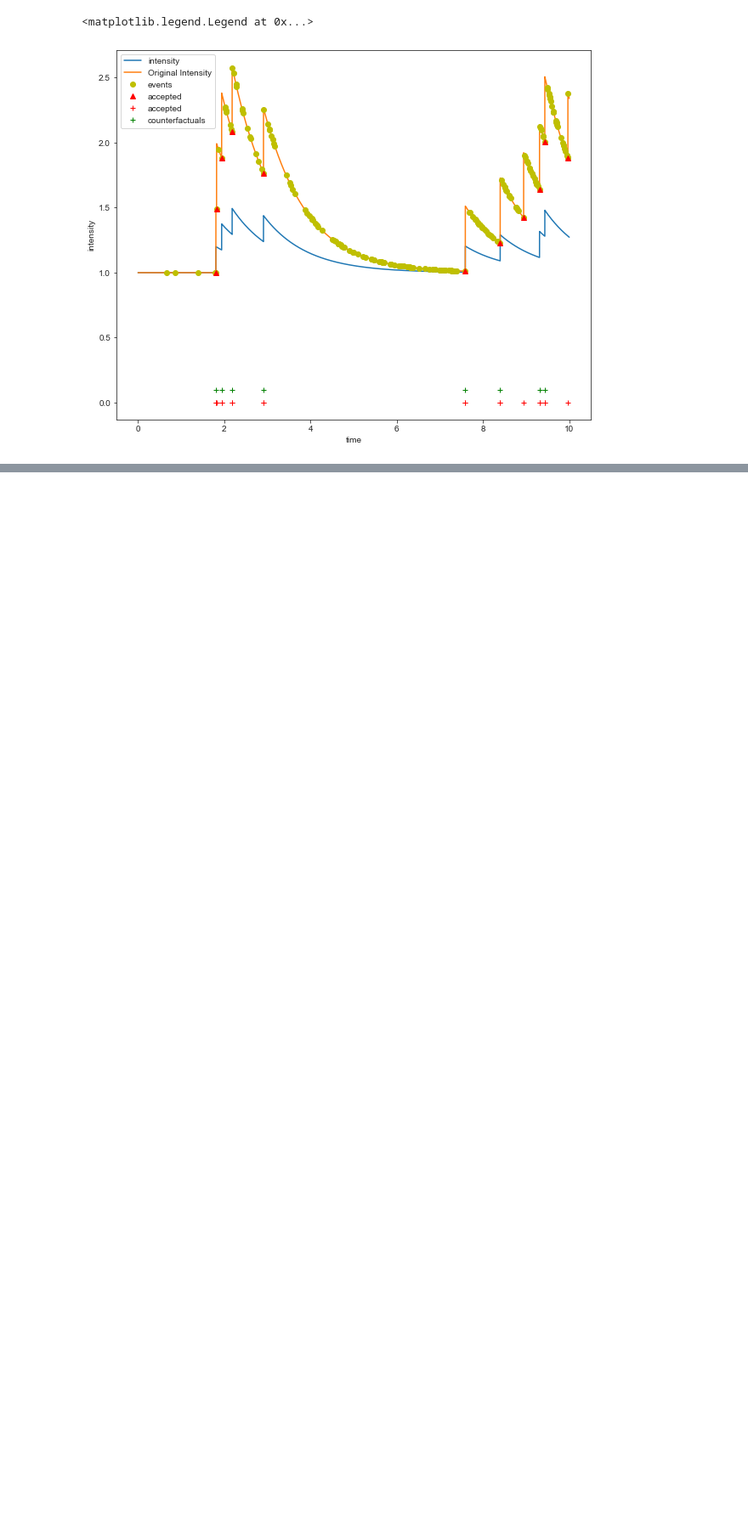
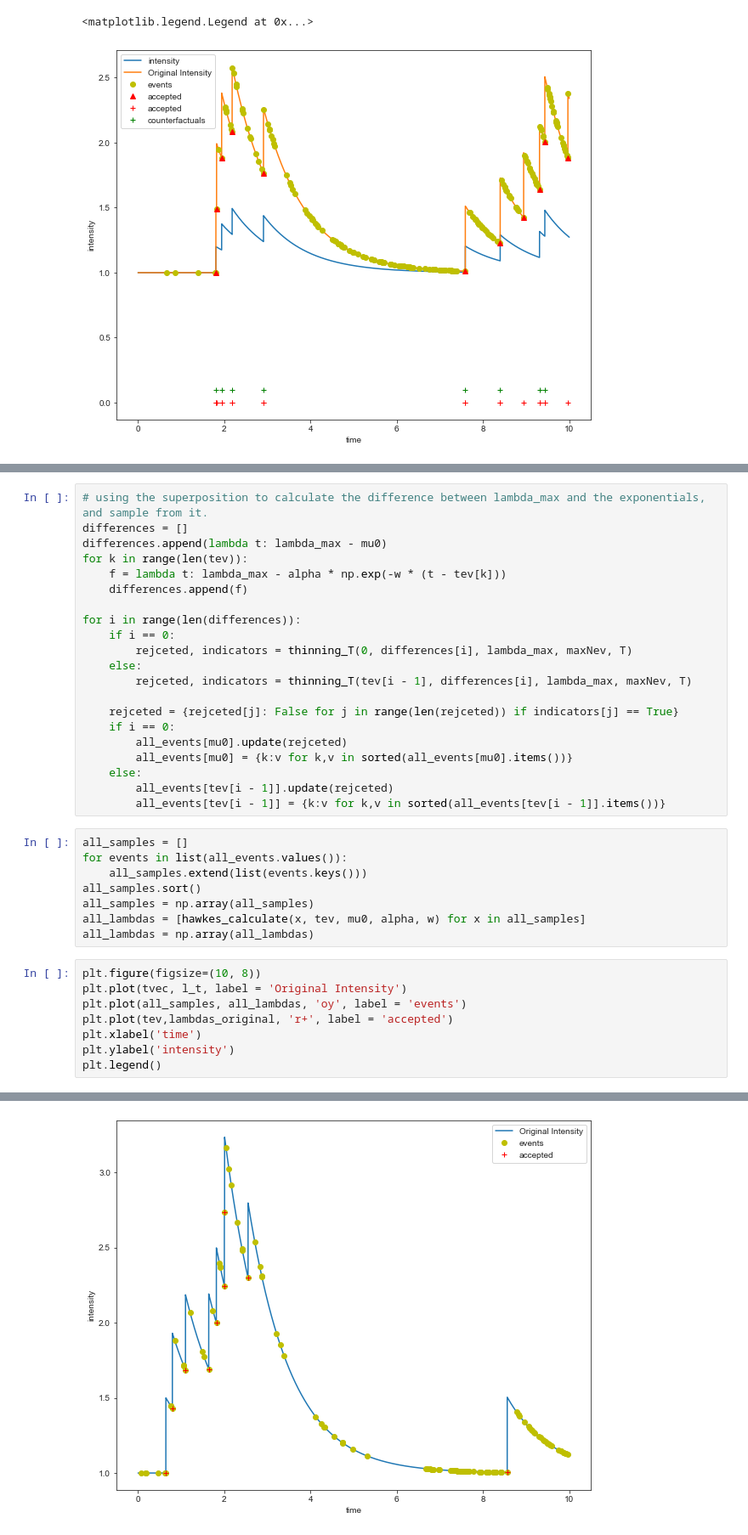
Before and after one commit to Networks-Learning/counterfactual-tpp, a Jupyter notebook: src/hawkes/hawkes.ipynb, the cells around one changed output, grey strips where cells are left out. Shown: that part at 85% size. Cells and saved outputs as stored; diff of their text form; blank space fills up the shorter version.

```diff
--- a/src/hawkes/hawkes.ipynb
+++ b/src/hawkes/hawkes.ipynb
@@ -110,0 +151,38 @@ plt.legend()
+# %%
+# using the superposition to calculate the difference between lambda_max and the exponentials, and sample from it.
+differences = []
+differences.append(lambda t: lambda_max - mu0)
+for k in range(len(tev)):
+    f = lambda t: lambda_max - alpha * np.exp(-w * (t - tev[k]))
+    differences.append(f)
+
+for i in range(len(differences)):
+    if i == 0:
+        rejceted, indicators = thinning_T(0, differences[i], lambda_max, maxNev, T)
+    else:
+        rejceted, indicators = thinning_T(tev[i - 1], differences[i], lambda_max, maxNev, T)
+
+    rejceted = {rejceted[j]: False for j in range(len(rejceted)) if indicators[j] == True}
+    if i == 0:
+        all_events[mu0].update(rejceted)
+        all_events[mu0] = {k:v for k,v in sorted(all_events[mu0].items())}
+    else:
+        all_events[tev[i - 1]].update(rejceted)
+        all_events[tev[i - 1]] = {k:v for k,v in sorted(all_events[tev[i - 1]].items())}
+# %%
+all_samples = []
+for events in list(all_events.values()):
+    all_samples.extend(list(events.keys()))
+all_samples.sort()
+all_samples = np.array(all_samples)
+all_lambdas = [hawkes_calculate(x, tev, mu0, alpha, w) for x in all_samples]
+all_lambdas = np.array(all_lambdas)
+# %%
+plt.figure(figsize=(10, 8))
+plt.plot(tvec, l_t, label = 'Original Intensity')
+plt.plot(all_samples, all_lambdas, 'oy', label = 'events')
+plt.plot(tev,lambdas_original, 'r+', label = 'accepted')
+plt.xlabel('time')
+plt.ylabel('intensity')
+plt.legend()
+# %% [output]
@@ -110,0 +190 @@ plt.legend()
+[figure, added]
```
Also changed, not shown: parts of 12 cells of this notebook.
